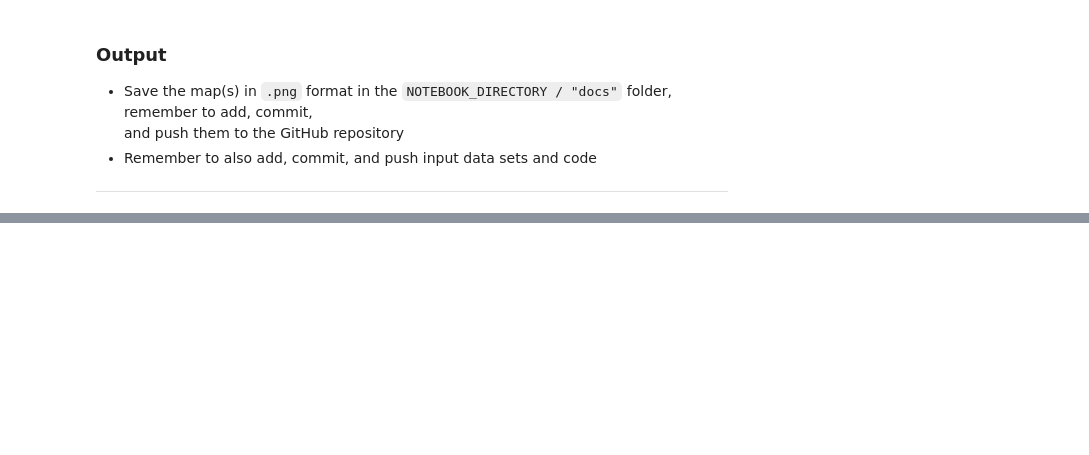
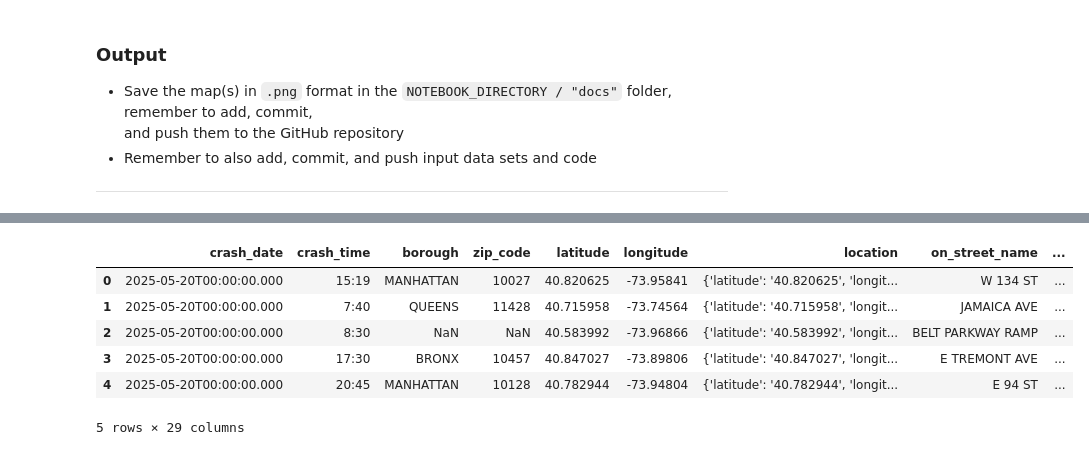
Before and after one commit to rndayizeye/exercise-5, a Jupyter notebook: Exercise-5-problem-1.ipynb, the cells around one changed output, grey strips where cells are left out. Saved outputs shown, nothing was run; the diff lists cells and outputs as text; code cells hidden in the pictures; blank space fills up the shorter version.

```diff
--- a/Exercise-5-problem-1.ipynb
+++ b/Exercise-5-problem-1.ipynb
@@ -43,2 +65,17 @@ OUTPUT_DIRECTORY = NOTEBOOK_PATH / "docs"
 # %%
 # ADD YOUR OWN CODE HERE
+# %%
+import pandas as pd
+import geopandas as gpd
+df = pd.DataFrame(
+    results
+)
+df.head()
+# %% [output]
+|  | crash_date | crash_time | borough | zip_code | latitude | longitude | location | on_street_name | ... |
+| 0 | 2025-05-20T00:00:00.000 | 15:19 | MANHATTAN | 10027 | 40.820625 | -73.95841 | {'latitude': '40.820625', 'longit... | W 134 ST | ... |
+| 1 | 2025-05-20T00:00:00.000 | 7:40 | QUEENS | 11428 | 40.715958 | -73.74564 | {'latitude': '40.715958', 'longit... | JAMAICA AVE | ... |
+| 2 | 2025-05-20T00:00:00.000 | 8:30 | NaN | NaN | 40.583992 | -73.96866 | {'latitude': '40.583992', 'longit... | BELT PARKWAY RAMP | ... |
+| 3 | 2025-05-20T00:00:00.000 | 17:30 | BRONX | 10457 | 40.847027 | -73.89806 | {'latitude': '40.847027', 'longit... | E TREMONT AVE | ... |
+| 4 | 2025-05-20T00:00:00.000 | 20:45 | MANHATTAN | 10128 | 40.782944 | -73.94804 | {'latitude': '40.782944', 'longit... | E 94 ST | ... |
+5 rows × 29 columns
```
Also changed, not shown: parts of 13 cells of this notebook.
